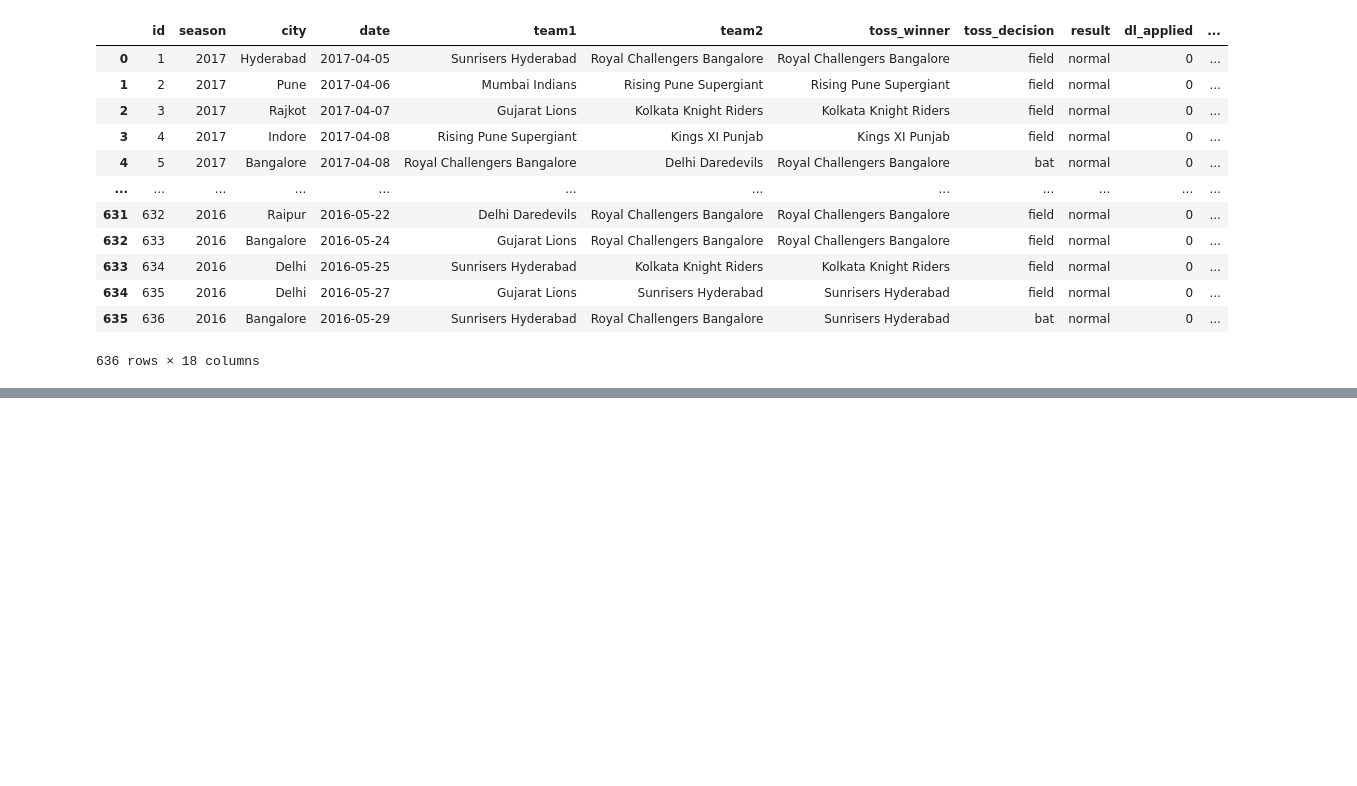
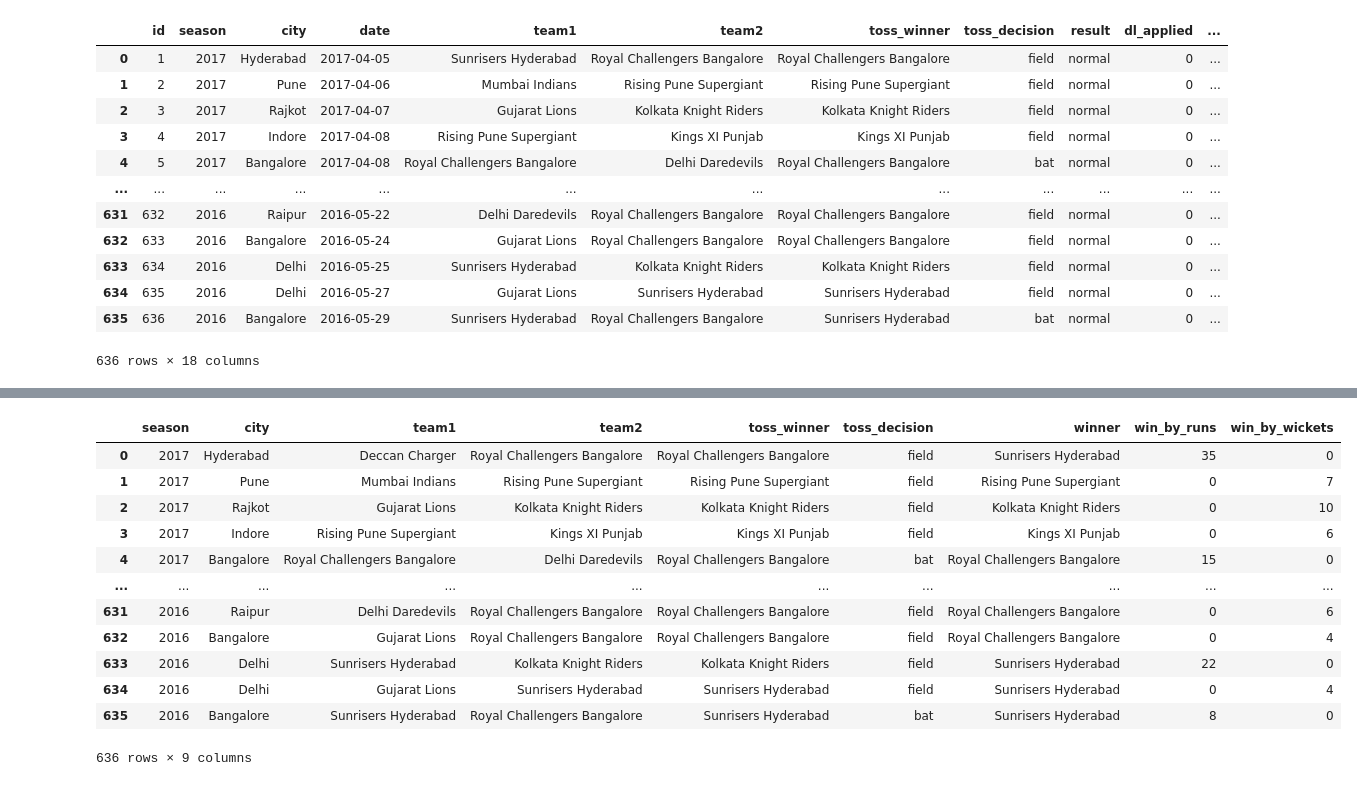
Before and after one commit to jsjosan3/data-sci-learning, a Jupyter notebook: Panda on ipl.ipynb, the cells around one changed output, grey strips where cells are left out. Drawn from its saved outputs; the diff is of its cells as text; code cells hidden in the pictures; blank space fills up the shorter version.

```diff
--- a/Panda on ipl.ipynb
+++ b/Panda on ipl.ipynb
@@ -272,0 +344,16 @@ AttributeError: 'DataFrame' object has no attribute 'sort_velues'
+# %%
+ipl.drop(["id","date","result","dl_applied","player_of_match","venue","umpire1","umpire2","umpire3"], axis=1)
+# %% [output]
+|  | season | city | team1 | team2 | toss_winner | toss_decision | winner | win_by_runs | win_by_wickets |
+| 0 | 2017 | Hyderabad | Deccan Charger | Royal Challengers Bangalore | Royal Challengers Bangalore | field | Sunrisers Hyderabad | 35 | 0 |
+| 1 | 2017 | Pune | Mumbai Indians | Rising Pune Supergiant | Rising Pune Supergiant | field | Rising Pune Supergiant | 0 | 7 |
+| 2 | 2017 | Rajkot | Gujarat Lions | Kolkata Knight Riders | Kolkata Knight Riders | field | Kolkata Knight Riders | 0 | 10 |
+| 3 | 2017 | Indore | Rising Pune Supergiant | Kings XI Punjab | Kings XI Punjab | field | Kings XI Punjab | 0 | 6 |
+| 4 | 2017 | Bangalore | Royal Challengers Bangalore | Delhi Daredevils | Royal Challengers Bangalore | bat | Royal Challengers Bangalore | 15 | 0 |
+| ... | ... | ... | ... | ... | ... | ... | ... | ... | ... |
+| 631 | 2016 | Raipur | Delhi Daredevils | Royal Challengers Bangalore | Royal Challengers Bangalore | field | Royal Challengers Bangalore | 0 | 6 |
+| 632 | 2016 | Bangalore | Gujarat Lions | Royal Challengers Bangalore | Royal Challengers Bangalore | field | Royal Challengers Bangalore | 0 | 4 |
+| 633 | 2016 | Delhi | Sunrisers Hyderabad | Kolkata Knight Riders | Kolkata Knight Riders | field | Sunrisers Hyderabad | 22 | 0 |
+| 634 | 2016 | Delhi | Gujarat Lions | Sunrisers Hyderabad | Sunrisers Hyderabad | field | Sunrisers Hyderabad | 0 | 4 |
+| 635 | 2016 | Bangalore | Sunrisers Hyderabad | Royal Challengers Bangalore | Sunrisers Hyderabad | bat | Sunrisers Hyderabad | 8 | 0 |
+636 rows × 9 columns
```
Also changed, not shown: parts of 15 cells of this notebook, 28 other files.
